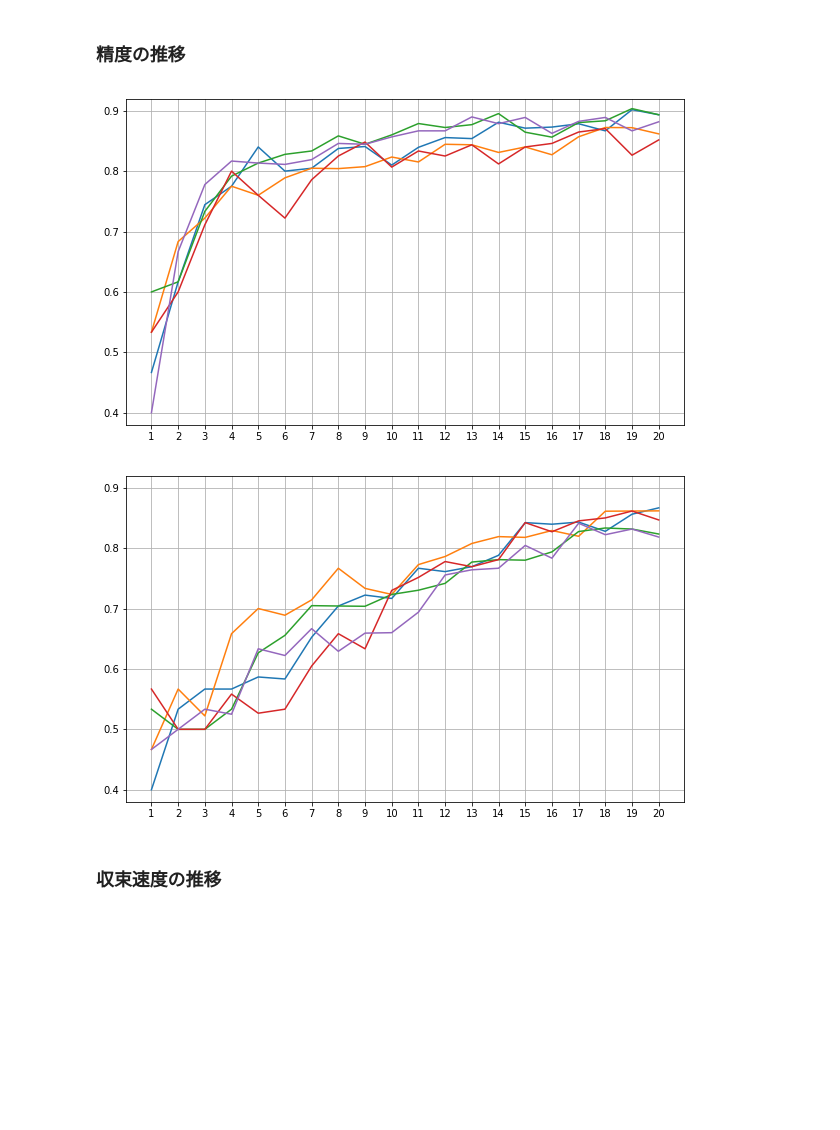
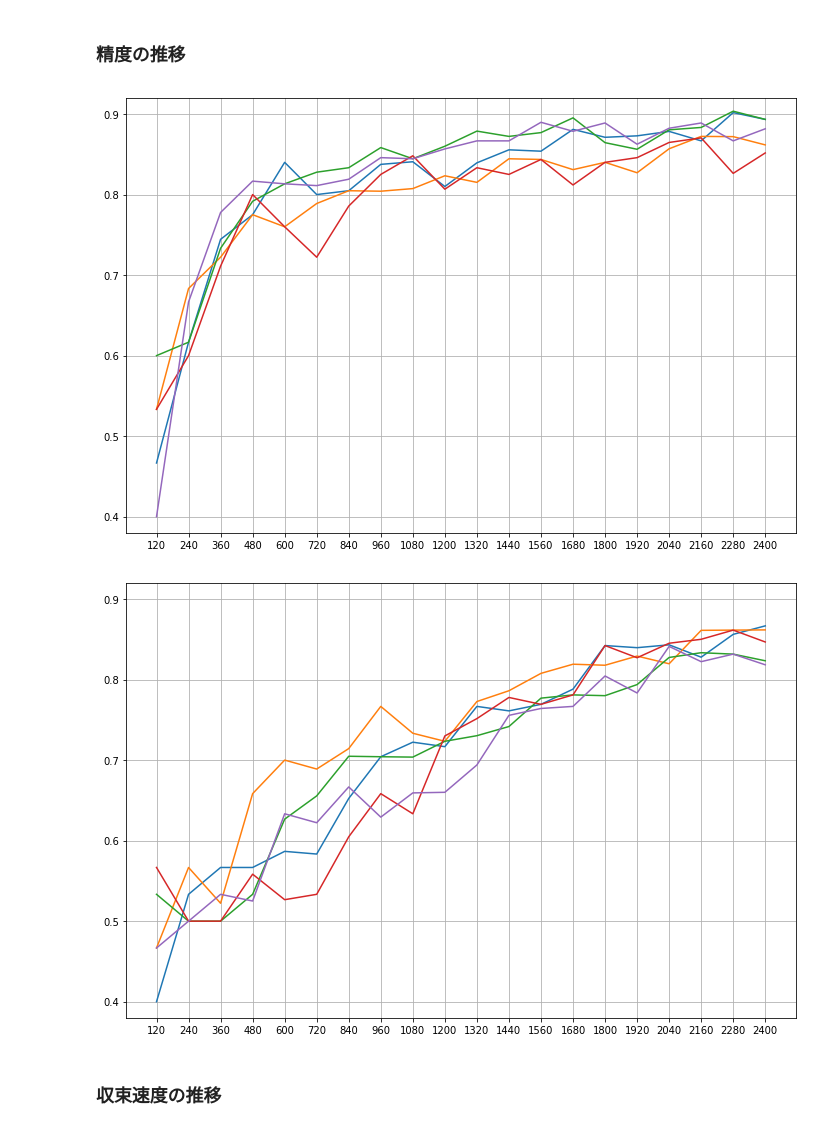
Before and after one commit to takitaki7474/m2-research-prototype, a Jupyter notebook: notebook/eval/eval1.ipynb, the cells around one changed output. Drawn from its saved outputs; the diff is of its cells as text; code cells hidden in the pictures; blank space fills up the shorter version.

```diff
--- a/notebook/eval/eval1.ipynb
+++ b/notebook/eval/eval1.ipynb
@@ -37,34 +37,34 @@ for eval_v in eval_list:
 # %%
 # 従来方法の精度推移の可視化
 xlist = list(range(1,21))
 ylists = conventional_accs
 
-fig1 = plt.figure(figsize=(10,6))
+fig1 = plt.figure(figsize=(12,8))
 plt.ylim(0.38, 0.92)
-plt.xticks(xlist, xlist)
-plt.plot(xlist, ylists[0])
-plt.plot(xlist, ylists[1])
-plt.plot(xlist, ylists[2])
-plt.plot(xlist, ylists[3])
-plt.plot(xlist, ylists[4])
+plt.xticks(xlist, list(range(120, 120*20+1, 120)))
+plt.plot(xlist, ylists[0], color="tab:blue")
+plt.plot(xlist, ylists[1], color="tab:orange")
+plt.plot(xlist, ylists[2], color="tab:green")
+plt.plot(xlist, ylists[3], color="tab:red")
+plt.plot(xlist, ylists[4], color="tab:purple")
 plt.grid(True)
 
 # 提案方法の精度推移の可視化
 xlist = list(range(1,21))
 ylists = proposal_accs
 
-fig2 = plt.figure(figsize=(10,6))
+fig2 = plt.figure(figsize=(12,8))
 plt.ylim(0.38, 0.92)
-plt.xticks(xlist, xlist)
-plt.plot(xlist, ylists[0])
-plt.plot(xlist, ylists[1])
-plt.plot(xlist, ylists[2])
-plt.plot(xlist, ylists[3])
-plt.plot(xlist, ylists[4])
+plt.xticks(xlist, list(range(120, 120*20+1, 120)))
+plt.plot(xlist, ylists[0], color="tab:blue")
+plt.plot(xlist, ylists[1], color="tab:orange")
+plt.plot(xlist, ylists[2], color="tab:green")
+plt.plot(xlist, ylists[3], color="tab:red")
+plt.plot(xlist, ylists[4], color="tab:purple")
 plt.grid(True)
 # %% [output]
-[figure, old version]
+[figure, new version]
-[figure, old version]
+[figure, new version]
 # %% [markdown]
 ### 収束速度の推移
 # %%
```
Also changed, not shown: parts of 1 cell of this notebook.
